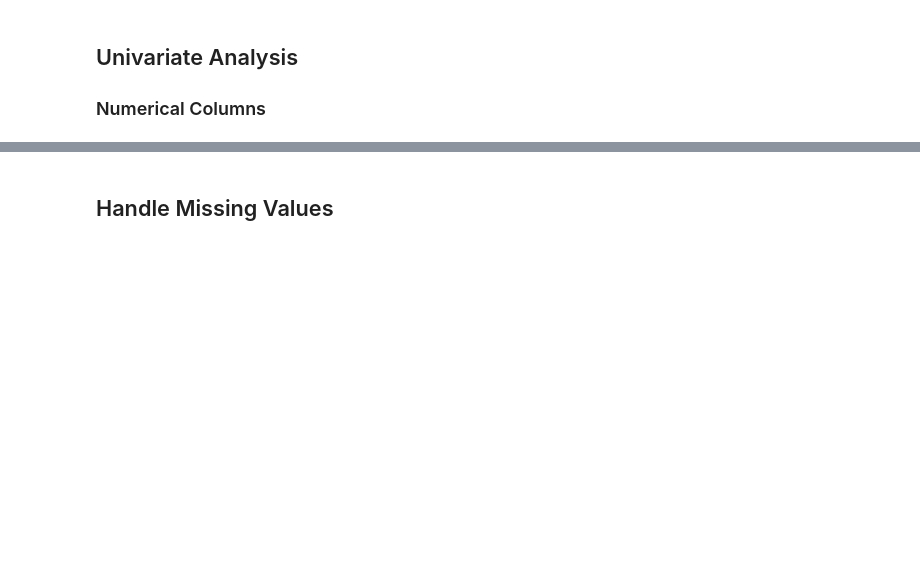
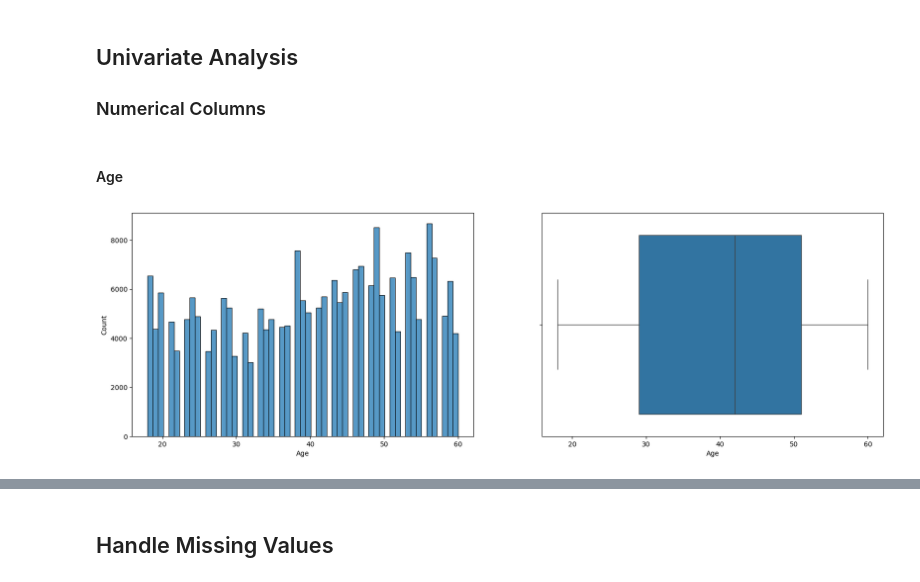
Before and after one commit to ktxdev/mind-matters, a Jupyter notebook: notebooks/EDA.ipynb, the cells around one changed output, grey strips where cells are left out. Cells and saved outputs as stored; diff of their text form; code cells hidden in the pictures; blank space fills up the shorter version.

```diff
--- a/notebooks/EDA.ipynb
+++ b/notebooks/EDA.ipynb
@@ -113,3 +116,21 @@ data[categorical_variables].describe()
 # %% [markdown]
 ## Univariate Analysis
 ### Numerical Columns
+# %%
+def plot_histogram_and_boxplot(data: pd.DataFrame, column: str) -> None:
+    # Create a figure with two subplots
+    fig, (ax1, ax2) = plt.subplots(1, 2, figsize=(20, 6))
+
+    # Plot histogram
+    sns.histplot(x=column, data=data, ax=ax1)
+    # Plot boxplot
+    sns.boxplot(x=data[column], data=data, ax=ax2)
+
+    # Show the plot
+    plt.show()
+# %% [markdown]
+#### Age
+# %%
+plot_histogram_and_boxplot(data, 'Age')
+# %% [output]
+[figure, added]
```
Also changed, not shown: parts of 82 cells of this notebook.
